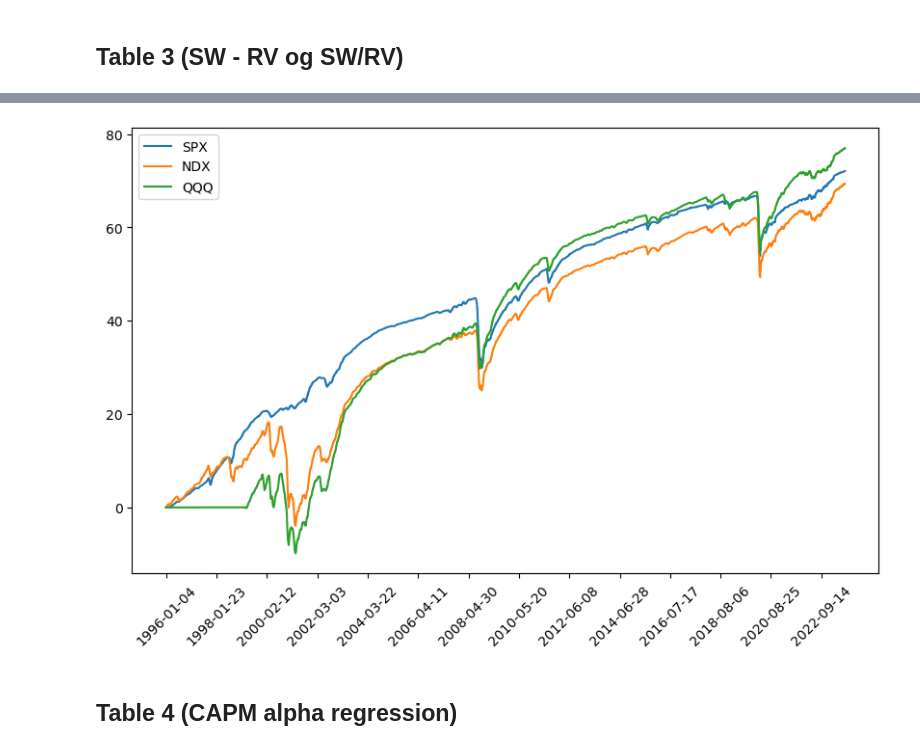
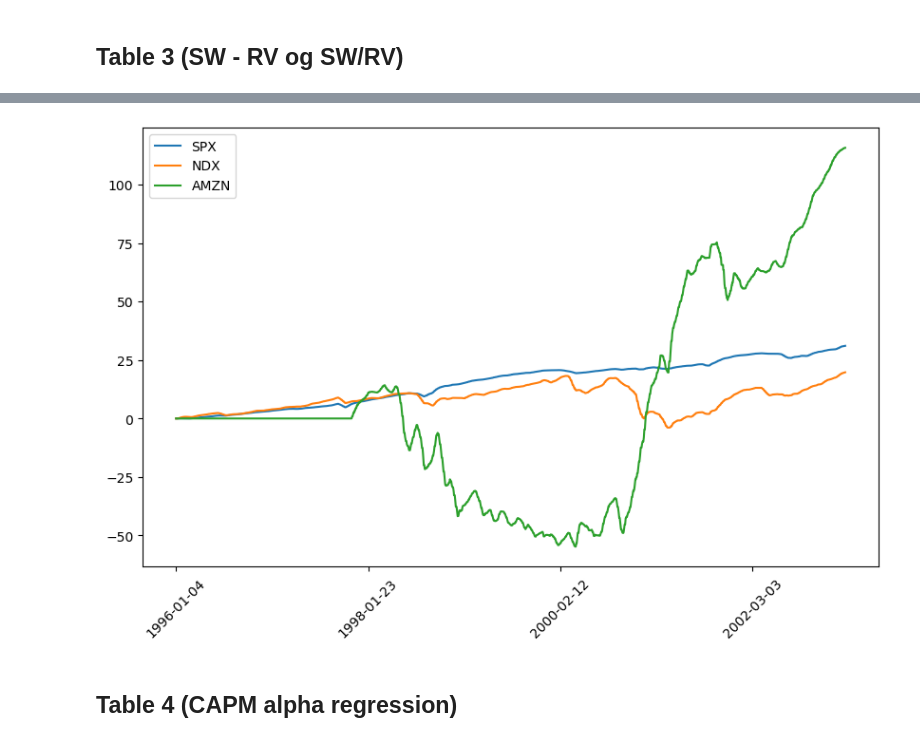
Before and after one commit to MadsHebsgaard/volpy, a Jupyter notebook: main.ipynb, the cells around one changed output, grey strips where cells are left out. Saved outputs shown, nothing was run; the diff lists cells and outputs as text; code cells hidden in the pictures.

```diff
--- a/main.ipynb
+++ b/main.ipynb
@@ -93,2 +51,0 @@ od_rdy = pd.read_csv(f"data/od_rdy {date_str}.csv")
-# %%
-summary_dly_df = pd.read_csv(f"data/summary_dly_df 2025-03_11_11-44.csv")
@@ -109,15 +51,0 @@ summary_dly_df = pd.read_csv(f"data/summary_dly_df 2025-03_11_11-44.csv")
-# %%
-# Reset index so that 'Date' and 'Ticker' become columns
-summary_dly_df_reset = summary_dly_df.reset_index()
-
-# Merge by specifying left_on and right_on keys
-merged_df = summary_dly_df_reset.merge(
-    real_vol[['date', 'ticker', 'RV', 'open']],
-    left_on=['Date', 'Ticker'],
-    right_on=['date', 'ticker'],
-    how='left'
-)
-
-# Optionally, set the index back to ['Date', 'Ticker']
-summary_dly_df = merged_df.set_index(['Date', 'Ticker'])
-summary_dly_df = summary_dly_df.reset_index()
@@ -124,2 +54,2 @@ summary_dly_df = summary_dly_df.reset_index()
 # %%
-summary_dly_df = summary_dly_df[summary_dly_df["SW"].notna()]
+summary_dly_df = summary_dly_df[summary_dly_df["SW_0_30"].notna()]
@@ -199,0 +124,2 @@ table_lib.CarrWu2009_table_3(summary_dly_df, print_latex = False)
+# %%
+summary_dly_df = summary_dly_df[summary_dly_df["SW_return_day"].isna() == False]
@@ -207,35 +138,37 @@ all_dates = pd.date_range(start=summary_dly_df["date"].min(),
 
 import matplotlib.pyplot as plt
 import numpy as np
 
 ticker_list = ["SPX", "AMZN", "NDX", "TSLA"]
 ticker_list = ["SPX", "NDX", "QQQ"]
+ticker_list = ["SPX", "NDX", 'AMZN']
+
 
 plt.figure(figsize=(10, 6))
 
 for ticker in ticker_list:
     # Filter and set the date as index
     df_ticker = summary_dly_df[summary_dly_df["ticker"] == ticker].copy()
     df_ticker.set_index("date", inplace=True)
 
     # Calculate the daily returns
-    returns = df_ticker["SW"] - df_ticker["RV"]
+    returns = df_ticker["SW_0_30"] - df_ticker["RV"]
 
     # Reindex the returns to the complete date range, filling missing days with 0
     returns = returns.reindex(all_dates, fill_value=0)
 
     # Compute the cumulative return
     cum_ret = returns.cumsum()
 
     # Plot cumulative returns for this ticker
     plt.plot(all_dates, cum_ret, label=ticker)
 
 # Set x-ticks to display one label every 1000 days, rotated for better readability
 plt.xticks(all_dates[::750], rotation=45)
 plt.legend()
 plt.show()
 # %% [output]
-[figure, old version]
+[figure, new version]
 # %% [markdown]
 ## Table 4 (CAPM alpha regression)
 # %% [markdown]
```
Also changed, not shown: parts of 46 cells of this notebook.
